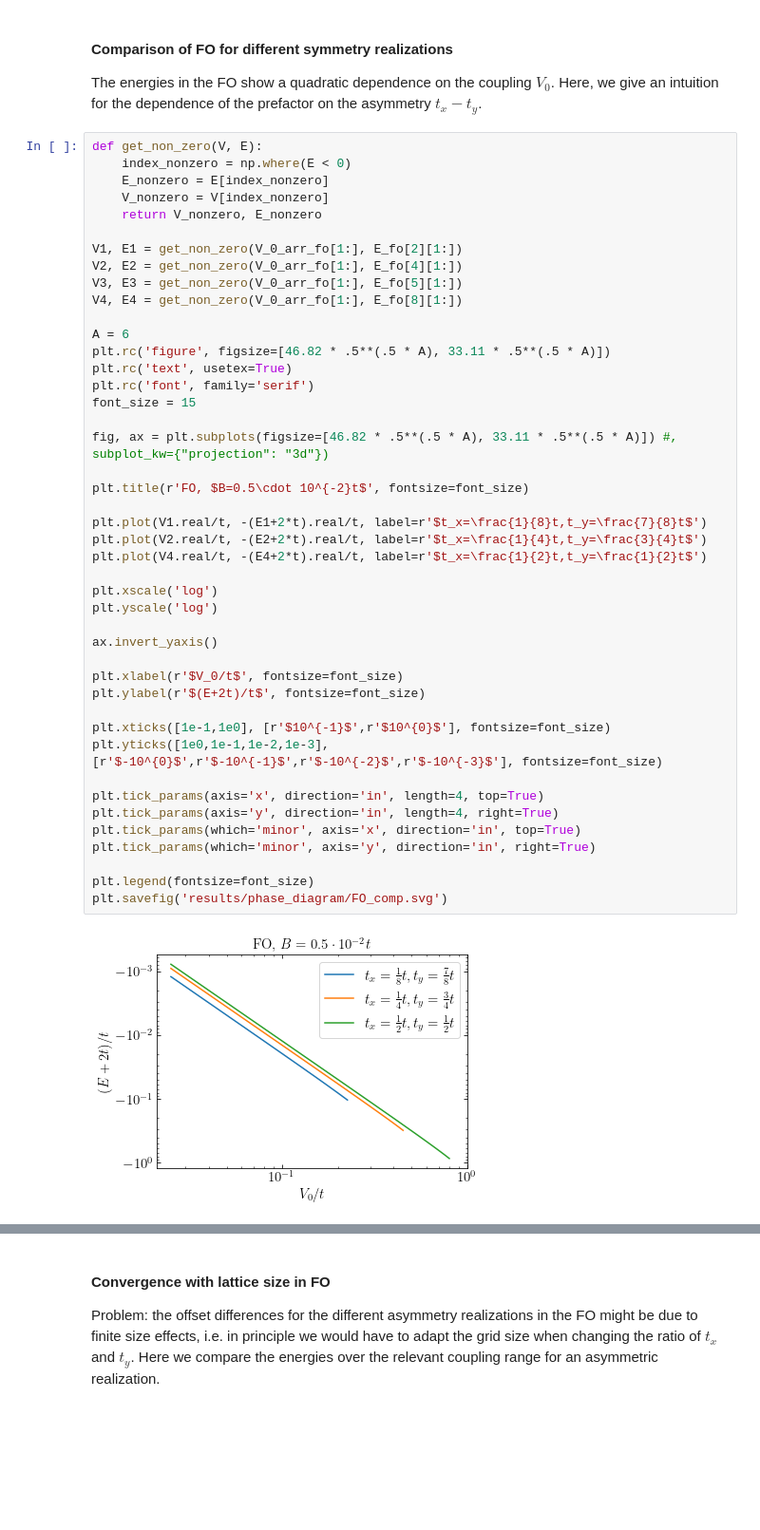
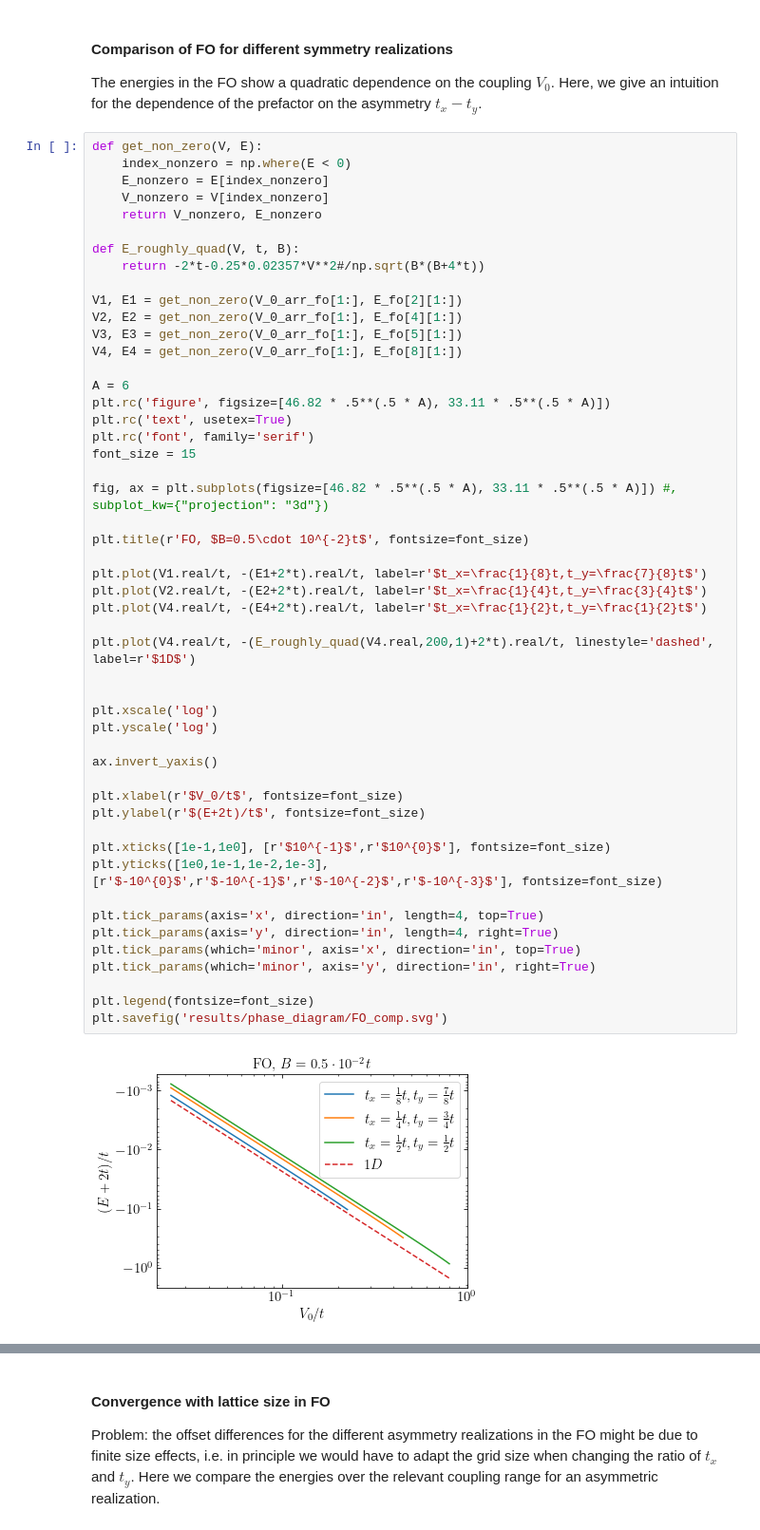
Before and after one commit to Progklui/rotor_lattice_models, a Jupyter notebook: phase_diag.ipynb, the cells around one changed output, grey strips where cells are left out. Shown at 95% size. Cells and saved outputs as stored; diff of their text form; blank space fills up the shorter version.

```diff
--- a/phase_diag.ipynb
+++ b/phase_diag.ipynb
@@ -599,6 +599,9 @@ def get_non_zero(V, E):
     E_nonzero = E[index_nonzero]
     V_nonzero = V[index_nonzero]
     return V_nonzero, E_nonzero
+
+def E_roughly_quad(V, t, B):
+    return -2*t-0.25*0.02357*V**2#/np.sqrt(B*(B+4*t))
 
 V1, E1 = get_non_zero(V_0_arr_fo[1:], E_fo[2][1:])
 V2, E2 = get_non_zero(V_0_arr_fo[1:], E_fo[4][1:])
@@ -611,31 +614,34 @@ plt.rc('text', usetex=True)
 plt.rc('font', family='serif')
 font_size = 15
 
 fig, ax = plt.subplots(figsize=[46.82 * .5**(.5 * A), 33.11 * .5**(.5 * A)]) #, subplot_kw={"projection": "3d"})
 
 plt.title(r'FO, $B=0.5\cdot 10^{-2}t$', fontsize=font_size)
 
 plt.plot(V1.real/t, -(E1+2*t).real/t, label=r'$t_x=\frac{1}{8}t,t_y=\frac{7}{8}t$')
 plt.plot(V2.real/t, -(E2+2*t).real/t, label=r'$t_x=\frac{1}{4}t,t_y=\frac{3}{4}t$')
 plt.plot(V4.real/t, -(E4+2*t).real/t, label=r'$t_x=\frac{1}{2}t,t_y=\frac{1}{2}t$')
 
+plt.plot(V4.real/t, -(E_roughly_quad(V4.real,200,1)+2*t).real/t, linestyle='dashed', label=r'$1D$')
+
+
 plt.xscale('log')
 plt.yscale('log')
 
 ax.invert_yaxis()
 
 plt.xlabel(r'$V_0/t$', fontsize=font_size)
 plt.ylabel(r'$(E+2t)/t$', fontsize=font_size)
 
 plt.xticks([1e-1,1e0], [r'$10^{-1}$',r'$10^{0}$'], fontsize=font_size)
 plt.yticks([1e0,1e-1,1e-2,1e-3], [r'$-10^{0}$',r'$-10^{-1}$',r'$-10^{-2}$',r'$-10^{-3}$'], fontsize=font_size)
 
 plt.tick_params(axis='x', direction='in', length=4, top=True)
 plt.tick_params(axis='y', direction='in', length=4, right=True)
 plt.tick_params(which='minor', axis='x', direction='in', top=True)
 plt.tick_params(which='minor', axis='y', direction='in', right=True)
 
 plt.legend(fontsize=font_size)
 plt.savefig('results/phase_diagram/FO_comp.svg')
 # %% [output]
-[figure, old version]
+[figure, new version]
```
Also changed, not shown: parts of 1 cell of this notebook, 3 other files.
